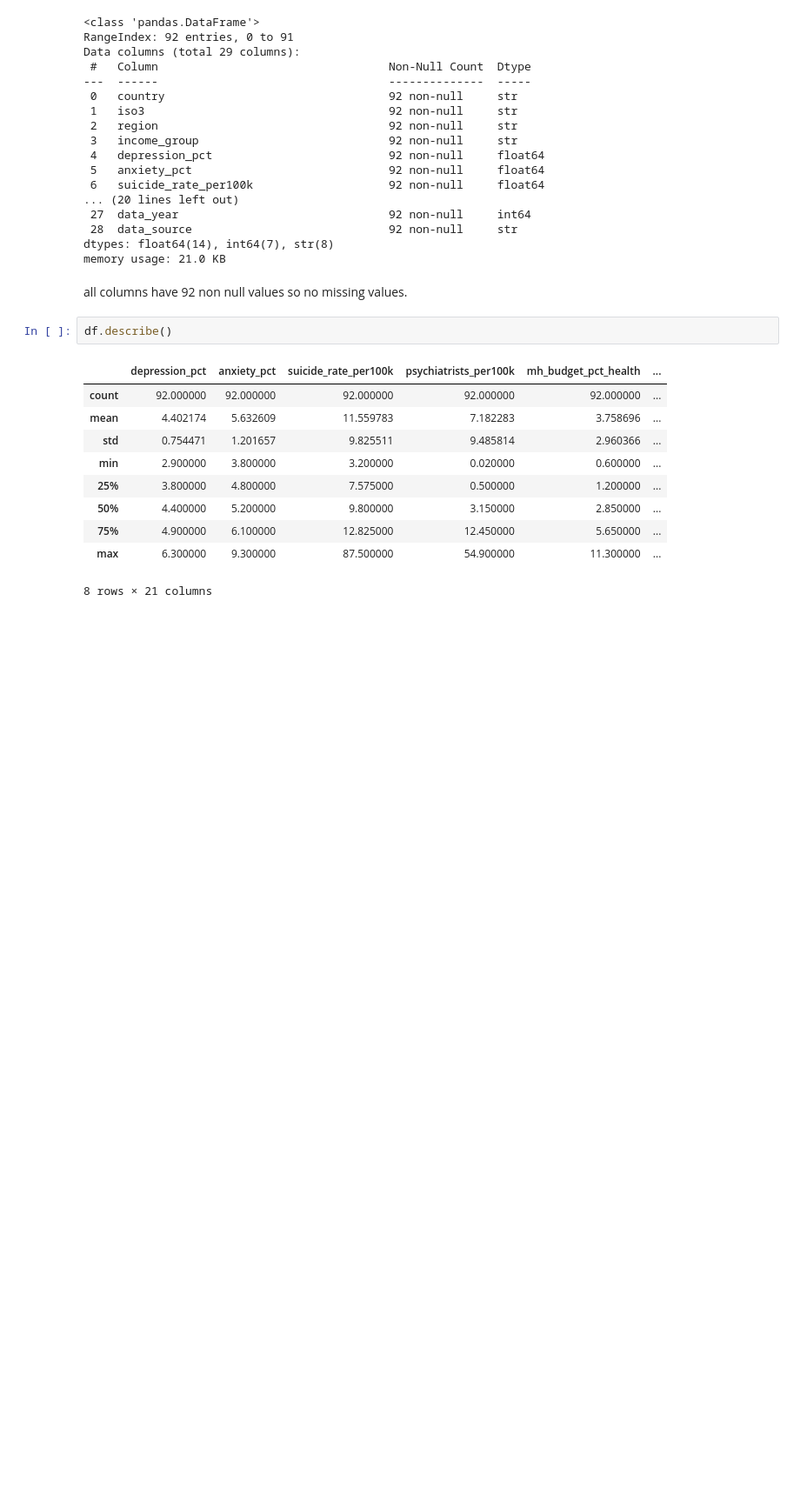
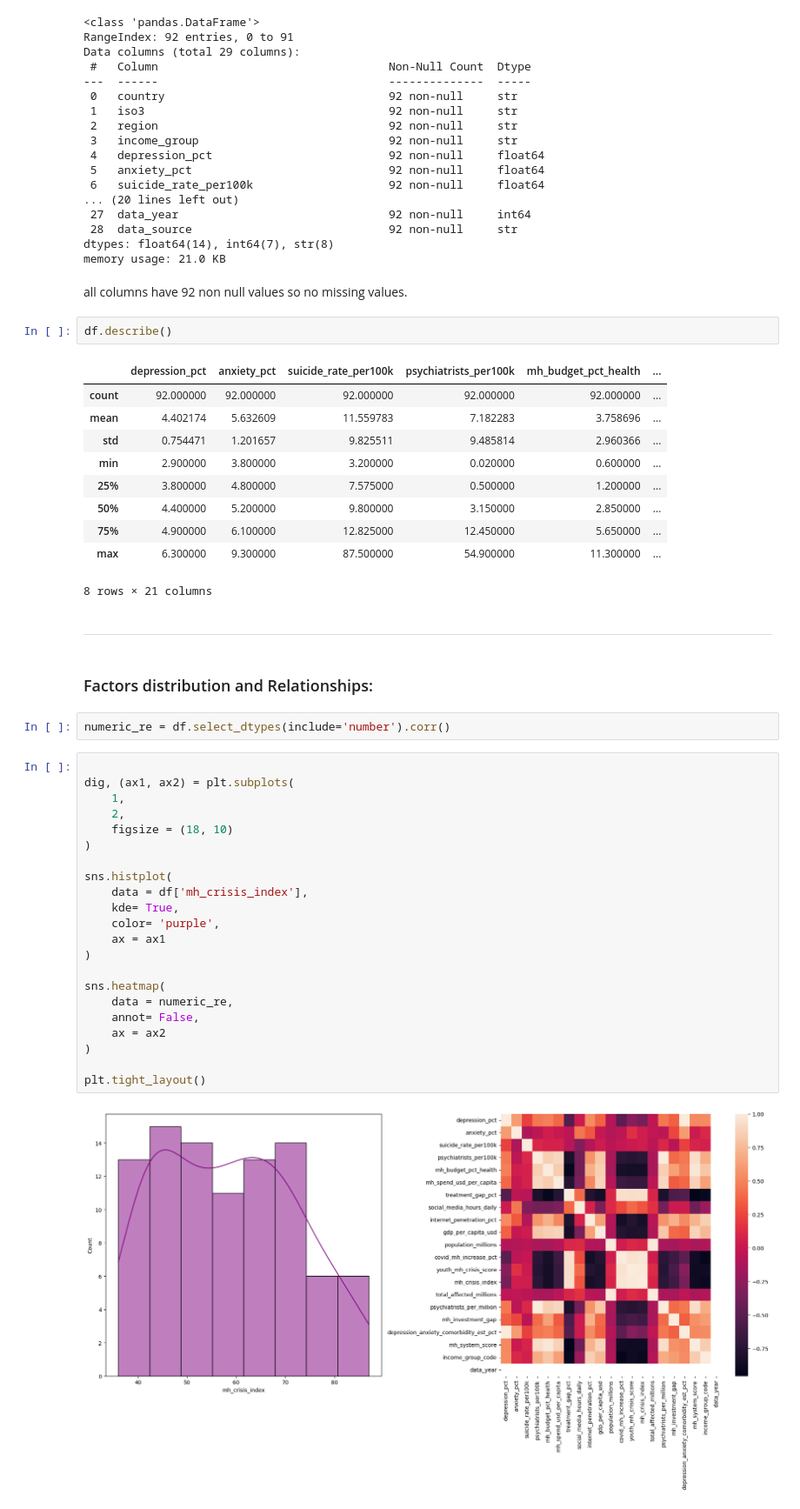
Before and after one commit to Rmalyahya/B5, a Jupyter notebook: student/Projects/DS_projects/p3/p3_GMHCI-2026.ipynb, the cells around one changed output. Shown at 87% size. Cells and saved outputs as stored; diff of their text form; blank space fills up the shorter version.

Commit message:
C2 Project 3 - General Visualization

```diff
--- a/student/Projects/DS_projects/p3/p3_GMHCI-2026.ipynb
+++ b/student/Projects/DS_projects/p3/p3_GMHCI-2026.ipynb
@@ -106,3 +106,33 @@ df.describe()
 | 75% | 4.900000 | 6.100000 | 12.825000 | 12.450000 | 5.650000 | ... |
 | max | 6.300000 | 9.300000 | 87.500000 | 54.900000 | 11.300000 | ... |
 8 rows × 21 columns
+# %% [markdown]
+---
+# %% [markdown]
+### Factors distribution and Relationships:
+# %%
+numeric_re = df.select_dtypes(include='number').corr()
+# %%
+
+dig, (ax1, ax2) = plt.subplots(
+    1,
+    2,
+    figsize = (18, 10)
+)
+
+sns.histplot(
+    data = df['mh_crisis_index'],
+    kde= True,
+    color= 'purple',
+    ax = ax1
+)
+
+sns.heatmap(
+    data = numeric_re,
+    annot= False,
+    ax = ax2
+)
+
+plt.tight_layout()
+# %% [output]
+[figure, added]
```
Also changed, not shown: parts of 1 cell of this notebook.
